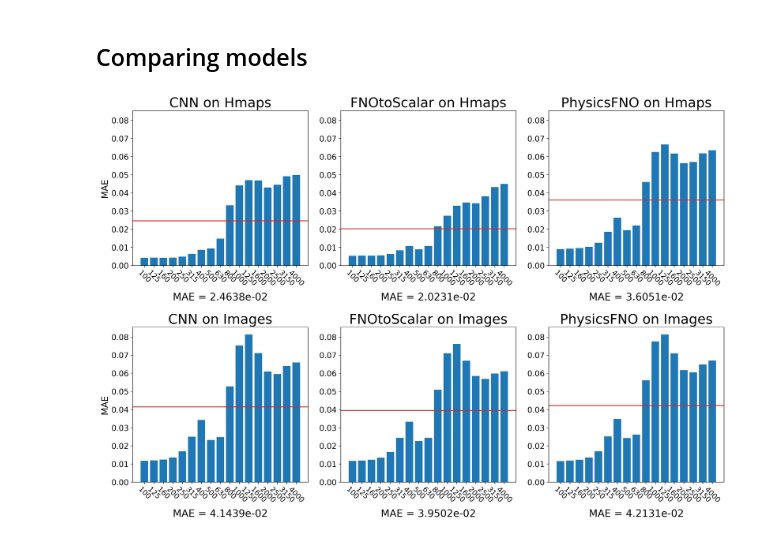
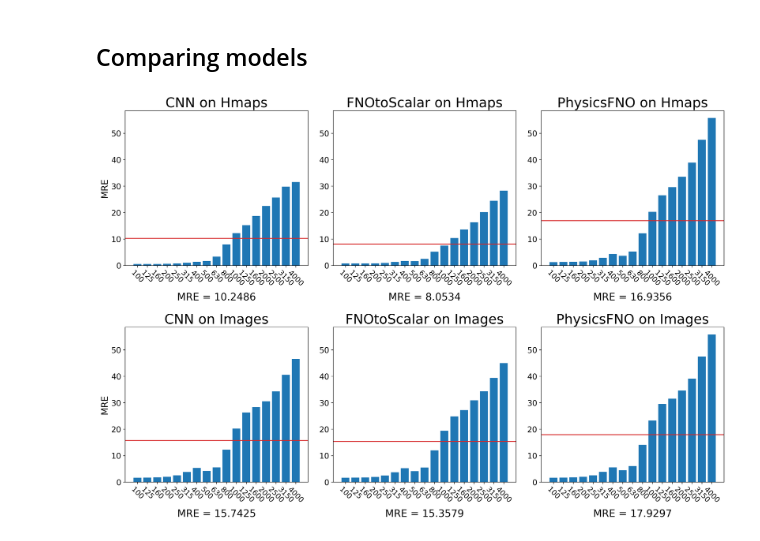
Before and after one commit to eboesch/AcousticDiffusers, a Jupyter notebook: plot_inference.ipynb, the cells around one changed output. Drawn from its saved outputs; the diff is of its cells as text; code cells hidden in the pictures.

```diff
--- a/plot_inference.ipynb
+++ b/plot_inference.ipynb
@@ -208,29 +208,32 @@ plt.show()
 # %%
 # plot performance per frequency of all models on all datatypes in a single plot
 fig, axes = plt.subplots(2, 3, figsize=(16, 11), sharey=True, dpi=300)  # 3 rows, 2 columns
 
 model_types = ["CNN", "FNOtoScalar", "PhysicsFNO"]
 data_types = ["Hmaps", "Images"]
-loss_type = "MAE"
+loss_type = "MRE"
 
 # axes is a 2D array: shape (3, 2)
 for i in range(3):
     for j in range(2):
         model = model_types[i]
         data = data_types[j]
         df = fetch_inferences(model, data)
         perf_by_freq, mean_perf = performance_by_freq(df)
         ax = axes[j, i]
         plot_perf_by_freq(perf_by_freq[loss_type], mean_perf[loss_type], ax, title=f"{model} on {data}")
         ax.yaxis.set_tick_params(labelleft=True, labelsize=14)
         ax.set_xticks(ax.get_xticks())
         ax.set_xticklabels(ax.get_xticklabels(), rotation=-45)
         ax.xaxis.set_tick_params(labelsize=13)
-        ax.set_xlabel(f"{loss_type} = {mean_perf[loss_type]:.4e}", fontsize=18, labelpad=9)
+        if loss_type == "MRE":
+            ax.set_xlabel(f"{loss_type} = {mean_perf[loss_type]:.4f}", fontsize=18, labelpad=9)
+        else:
+            ax.set_xlabel(f"{loss_type} = {mean_perf[loss_type]:.4e}", fontsize=18, labelpad=9)
 
 for i, ax in enumerate(axes[:, 0]):  # left column
     ax.set_ylabel(loss_type, fontsize=16)
 
 plt.tight_layout(pad=2)
 # %% [output]
-[figure, old version]
+[figure, new version]
```
Also changed, not shown: 6 other files.
